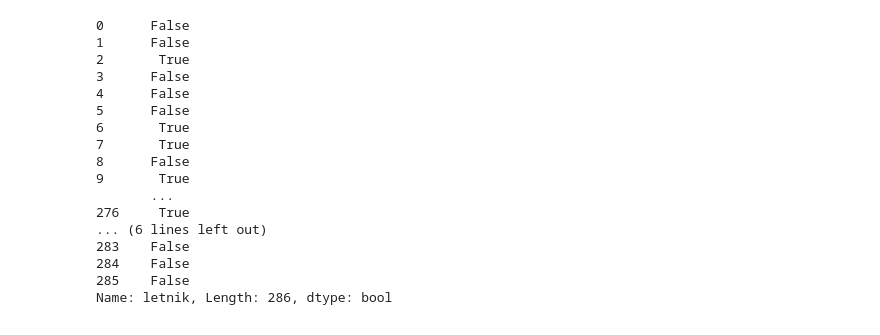
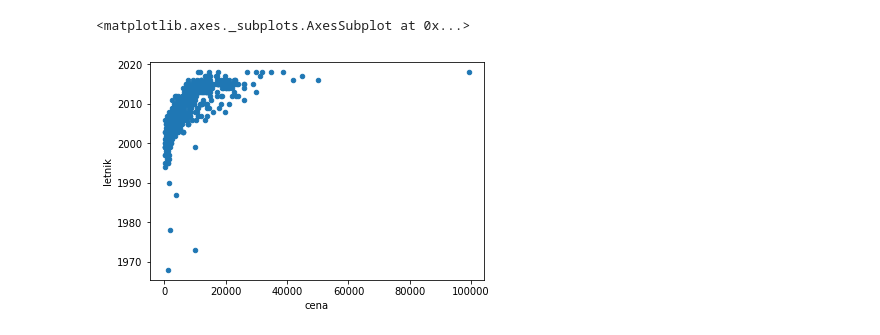
Before and after one commit to ZanJarc/Projektna-naloga-pri-Programiranju-1, a Jupyter notebook: Untitled.ipynb, the cells around one changed output. Saved outputs shown, nothing was run; the diff lists cells and outputs as text; code cells hidden in the pictures.

```diff
--- a/Untitled.ipynb
+++ b/Untitled.ipynb
@@ -6,21 +83,6 @@ pd.options.display.max_rows = 20
 # %%
-avtomobili.letnik > 2010
+avtomobili.plot.scatter("cena", "letnik")
 # %% [output]
-0      False
-1      False
-2       True
-3      False
-4      False
-5      False
-6       True
-7       True
-8      False
-9       True
-       ...
-276     True
-... (6 lines left out)
-283    False
-284    False
-285    False
-Name: letnik, Length: 286, dtype: bool
+<matplotlib.axes._subplots.AxesSubplot at 0x...>
+[figure, added]
 # %%
```
Also changed, not shown: parts of 23 cells of this notebook, 15 other files.
